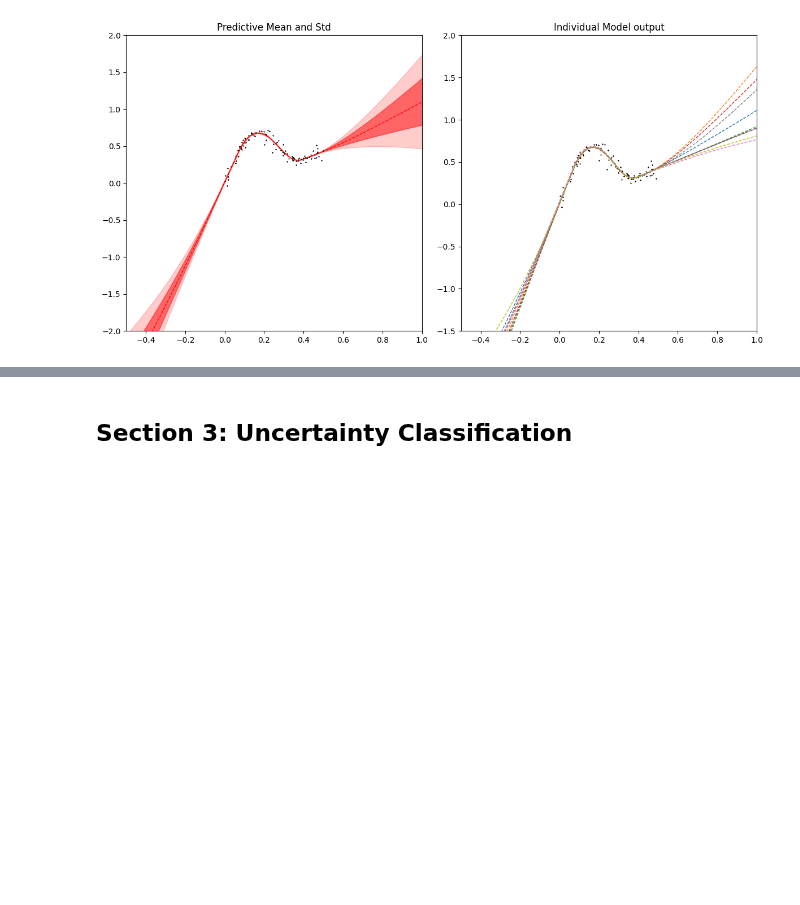
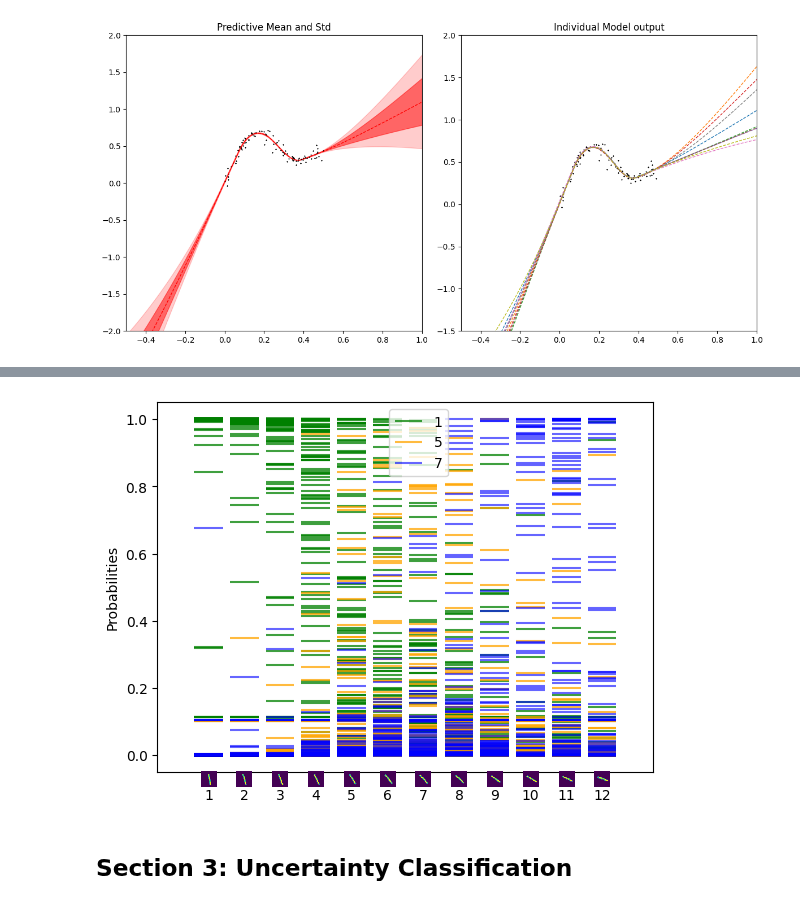
Before and after one commit to lbai-lab/push, a Jupyter notebook: docs/source/tutorials/02_Uncertainty_Quantification/uncertainty.ipynb, the cells around one changed output, grey strips where cells are left out. Drawn from its saved outputs; the diff is of its cells as text; code cells hidden in the pictures; blank space fills up the shorter version.

```diff
--- a/docs/source/tutorials/02_Uncertainty_Quantification/uncertainty.ipynb
+++ b/docs/source/tutorials/02_Uncertainty_Quantification/uncertainty.ipynb
@@ -701,3 +897,51 @@ plot_toy(boot_ensemble_output, num_ensembles)
+# %%
+fig, ax = plt.subplots(1)
+zoom = 0.4
+# else:
+#     plt.rcParams["font.size"] = 16
+#     fig, ax = plt.subplots(1, figsize=(12, 6))
+#     zoom = 1
+index = np.arange(len(outputs))
+for i, output in enumerate(outputs):
+    '''plot generated from mnist_classification_mc_dropout.ipynb [1]'''
+    ax.eventplot(
+        get_mode(output, "prob")[:,:,(1,3,7)][idx_image_to_display][:,(0)],
+        orientation="vertical",
+        lineoffsets=i,
+        linelengths=0.8,
+        colors="green",
+        alpha=0.75,
+    )
+    ax.eventplot(
+        get_mode(output, "prob")[:,:,(1,3,7)][idx_image_to_display][:,(1)],
+        orientation="vertical",
+        lineoffsets=i,
+        linelengths=0.8,
+        colors="orange",
+        alpha=0.75,
+    )
+    ax.eventplot(
+        get_mode(output, "prob")[:,:,(1,3,7)][idx_image_to_display][:,(2)],
+        orientation="vertical",
+        lineoffsets=i,
+        linelengths=0.8,
+        colors="blue",
+        alpha=0.6,
+    )
+
+ax.set_xticks(index)
+ax.set_xticklabels(index + 1)
+ax.tick_params(axis="x", which="major", pad=8)
+ax.set_ylabel("Probabilities")
+l, h = ax.get_ylim()
+for i in index:
+    offset_image(i, i, ax, l, l - 5, zoom)
+ax.legend(["1", "5", "7"], bbox_to_anchor=(0.6, 1.0))
+# sns.despine()
+# savefig("mnist_softmax_input", tight_bbox=True, pad=1)
+plt.show()
+# %% [output]
+[figure, added]
 # %% [markdown]
 ## Section 3: Uncertainty Classification
 # %% [markdown]
```
Also changed, not shown: parts of 57 cells of this notebook, 1 other file.
